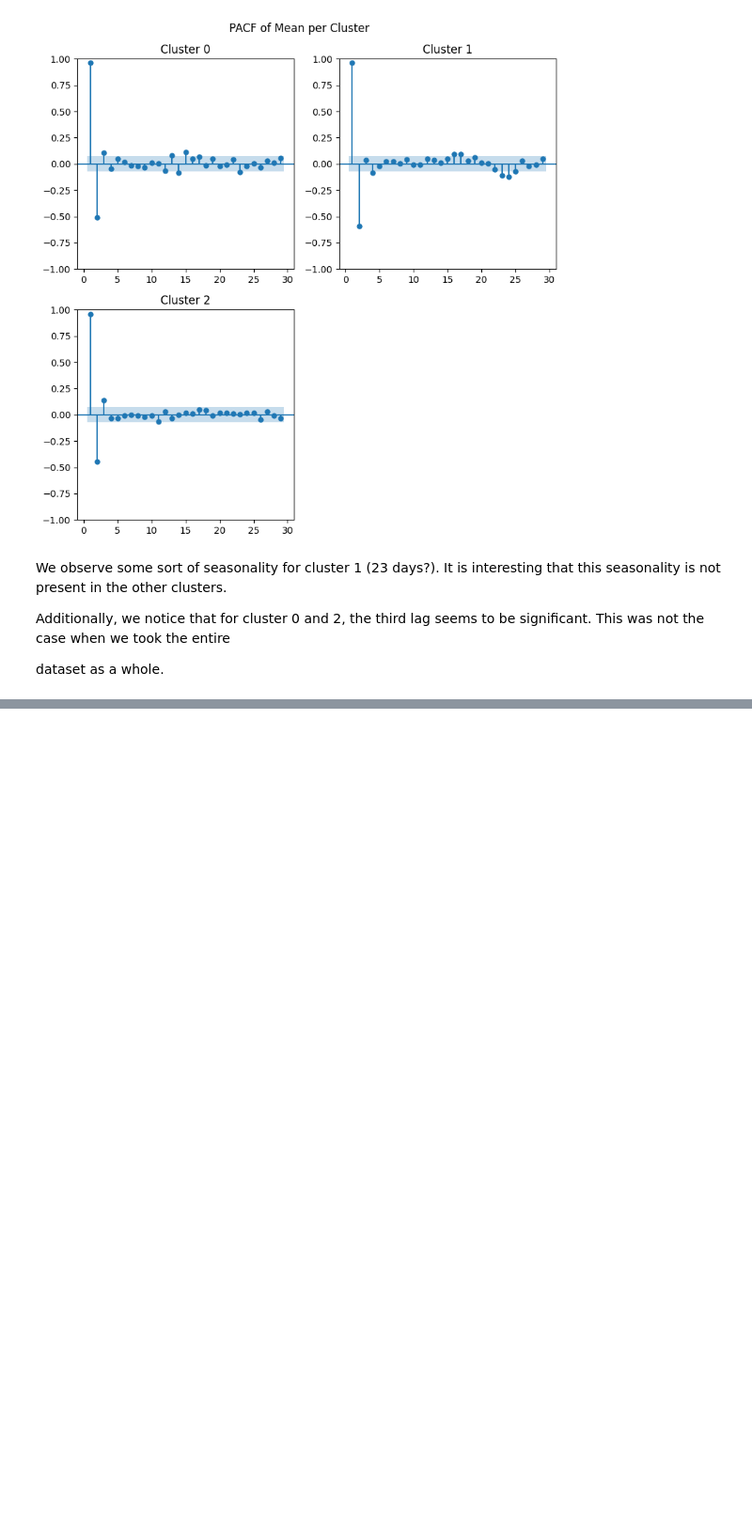
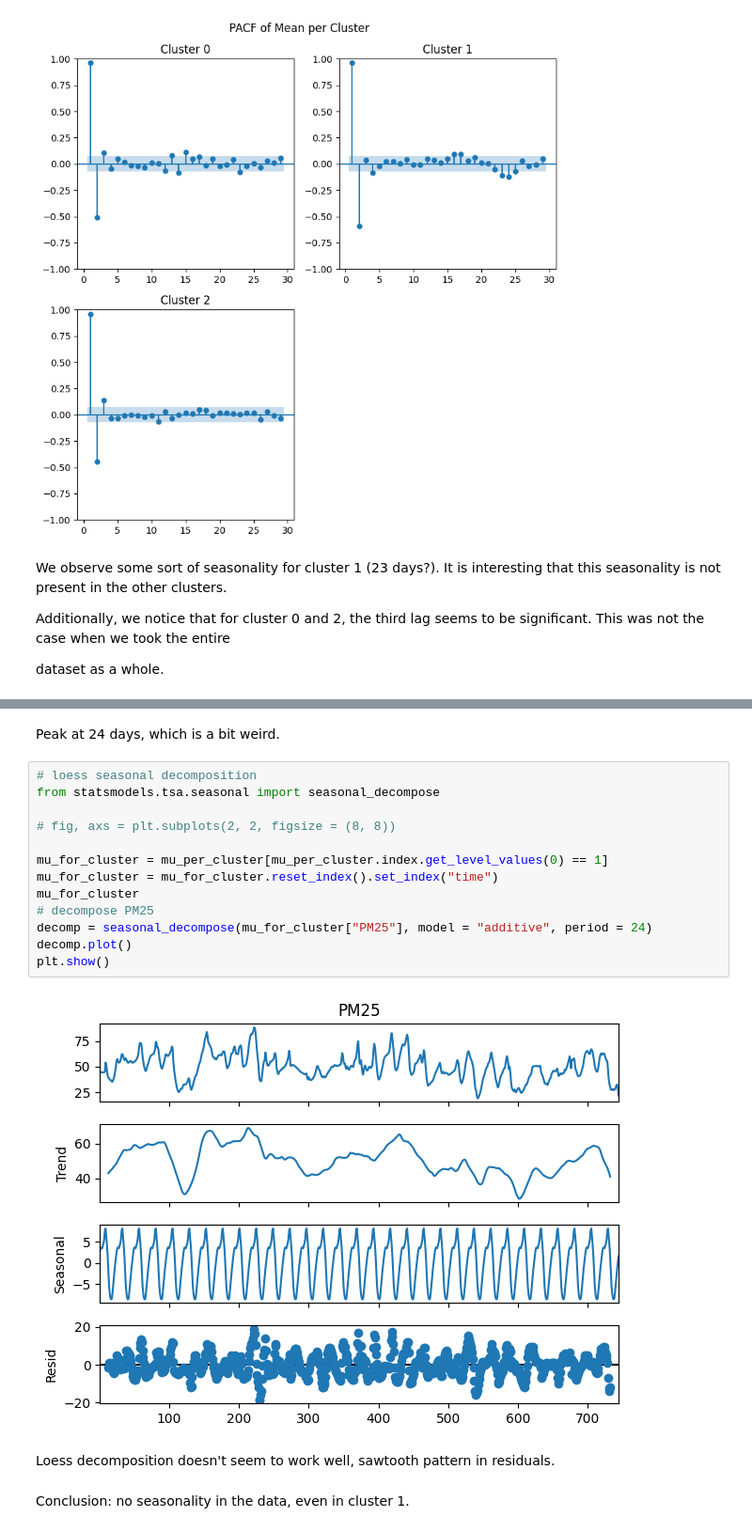
Before and after one commit to Gogonemnem/ensai-assignments, a Jupyter notebook: python_notebooks/explore.ipynb, the cells around one changed output, grey strips where cells are left out. Shown at 94% size. Drawn from its saved outputs; the diff is of its cells as text; blank space fills up the shorter version.

```diff
--- a/python_notebooks/explore.ipynb
+++ b/python_notebooks/explore.ipynb
@@ -294,0 +327,21 @@ dataset as a whole.
+# %% [markdown]
+Peak at 24 days, which is a bit weird.
+# %%
+# loess seasonal decomposition
+from statsmodels.tsa.seasonal import seasonal_decompose
+
+# fig, axs = plt.subplots(2, 2, figsize = (8, 8))
+
+mu_for_cluster = mu_per_cluster[mu_per_cluster.index.get_level_values(0) == 1]
+mu_for_cluster = mu_for_cluster.reset_index().set_index("time")
+mu_for_cluster
+# decompose PM25
+decomp = seasonal_decompose(mu_for_cluster["PM25"], model = "additive", period = 24)
+decomp.plot()
+plt.show()
+# %% [output]
+[figure, added]
+# %% [markdown]
+Loess decomposition doesn't seem to work well, sawtooth pattern in residuals.
+# %% [markdown]
+Conclusion: no seasonality in the data, even in cluster 1.
```
Also changed, not shown: parts of 2 cells of this notebook.
